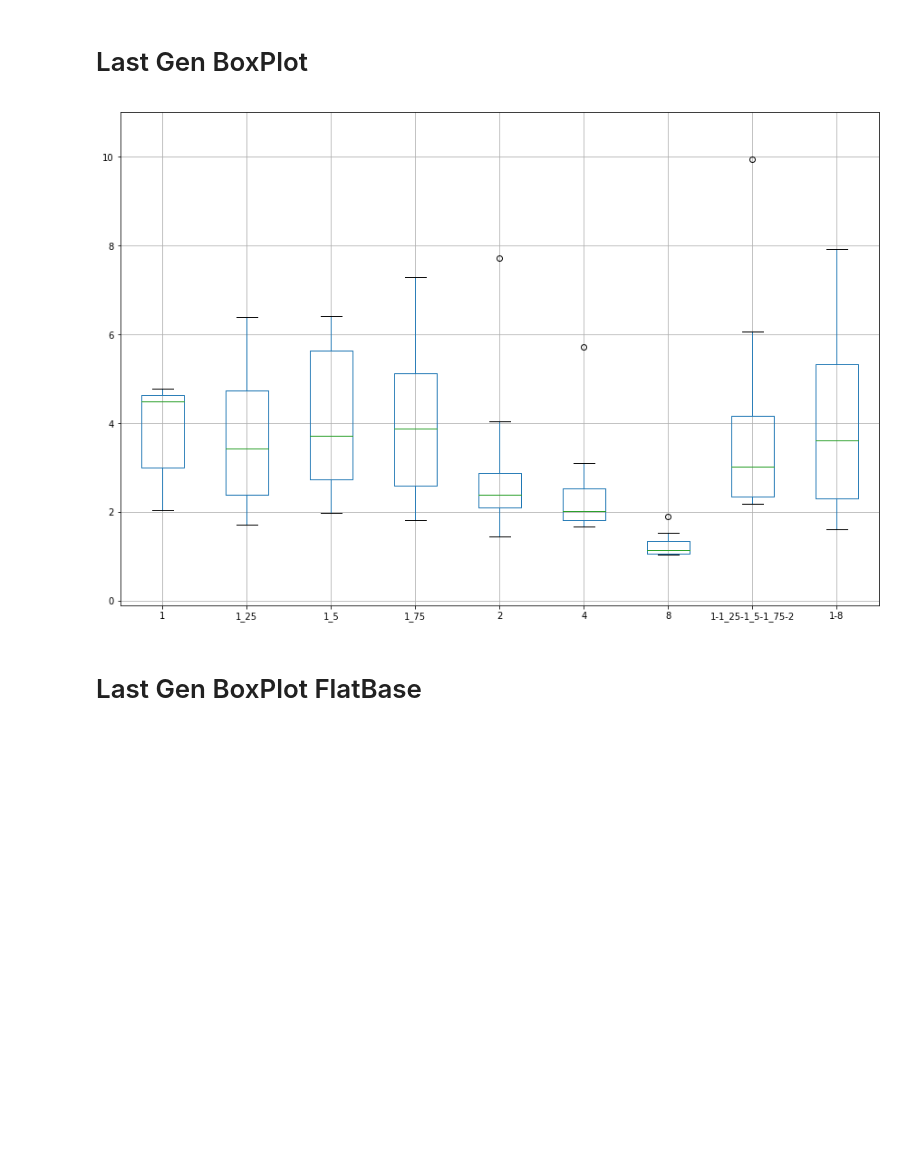
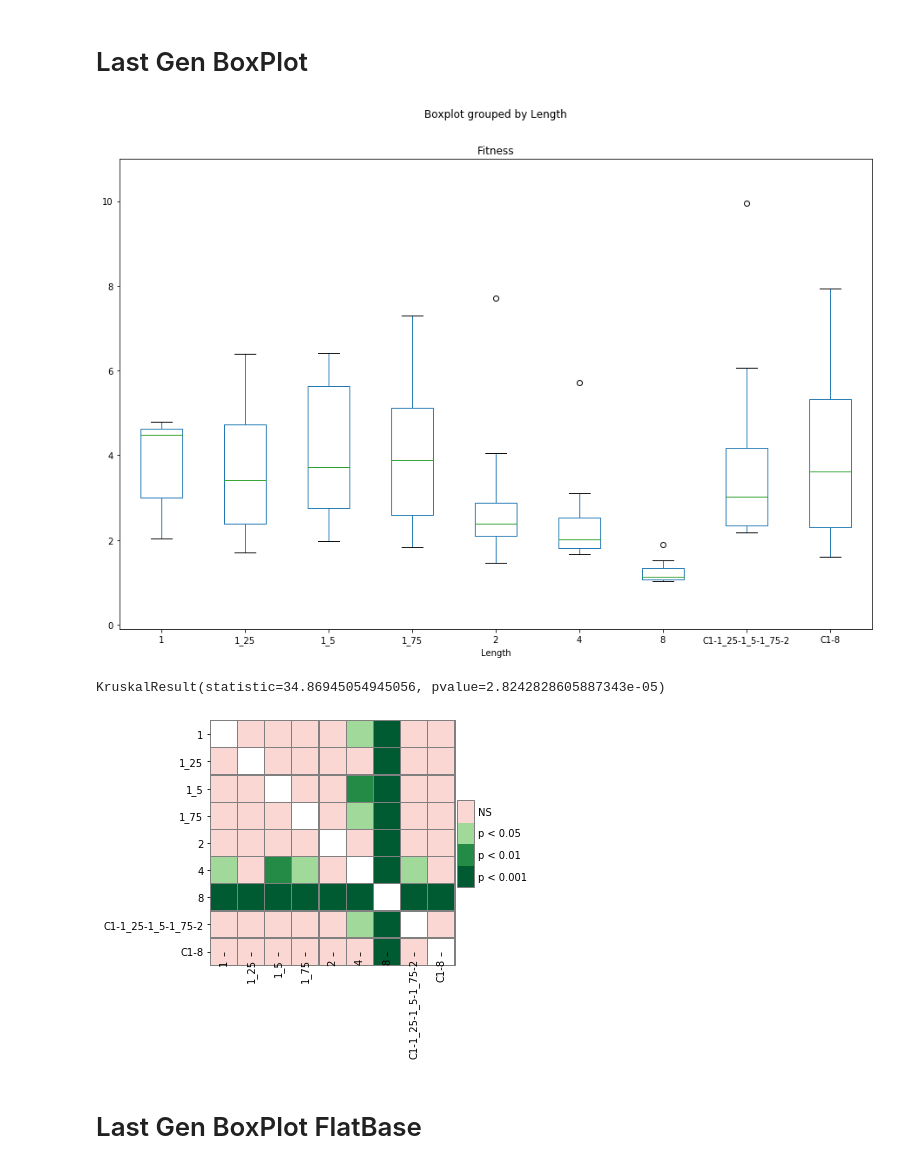
Before and after one commit to rmorenoga/paperGraphs, a Jupyter notebook: Graphs.ipynb, the cells around one changed output. Drawn from its saved outputs; the diff is of its cells as text; code cells hidden in the pictures; blank space fills up the shorter version.

Commit message:
Kruskal Wallis and postHoc tests

```diff
--- a/Graphs.ipynb
+++ b/Graphs.ipynb
@@ -196,10 +281,12 @@ plotResultGraphs('filesFromLenghtExperiment',folders,'evol',10,False)
 # %% [markdown]
 # Last Gen BoxPlot
 # %%
-folders = ['1','1_25','1_5','1_75','2','4','8','1-1_25-1_5-1_75-2','1-8']
+folders = ['1','1_25','1_5','1_75','2','4','8','C1-1_25-1_5-1_75-2','C1-8']
 boxplotResults('filesFromLenghtExperiment',folders,'evol',10,False)
 # %% [output]
-[figure, old version]
+[figure, new version]
+KruskalResult(statistic=34.86945054945056, pvalue=2.8242828605887343e-05)
+[figure, added]
 # %% [markdown]
 # Last Gen BoxPlot FlatBase
 # %%
```
Also changed, not shown: parts of 6 cells of this notebook.
